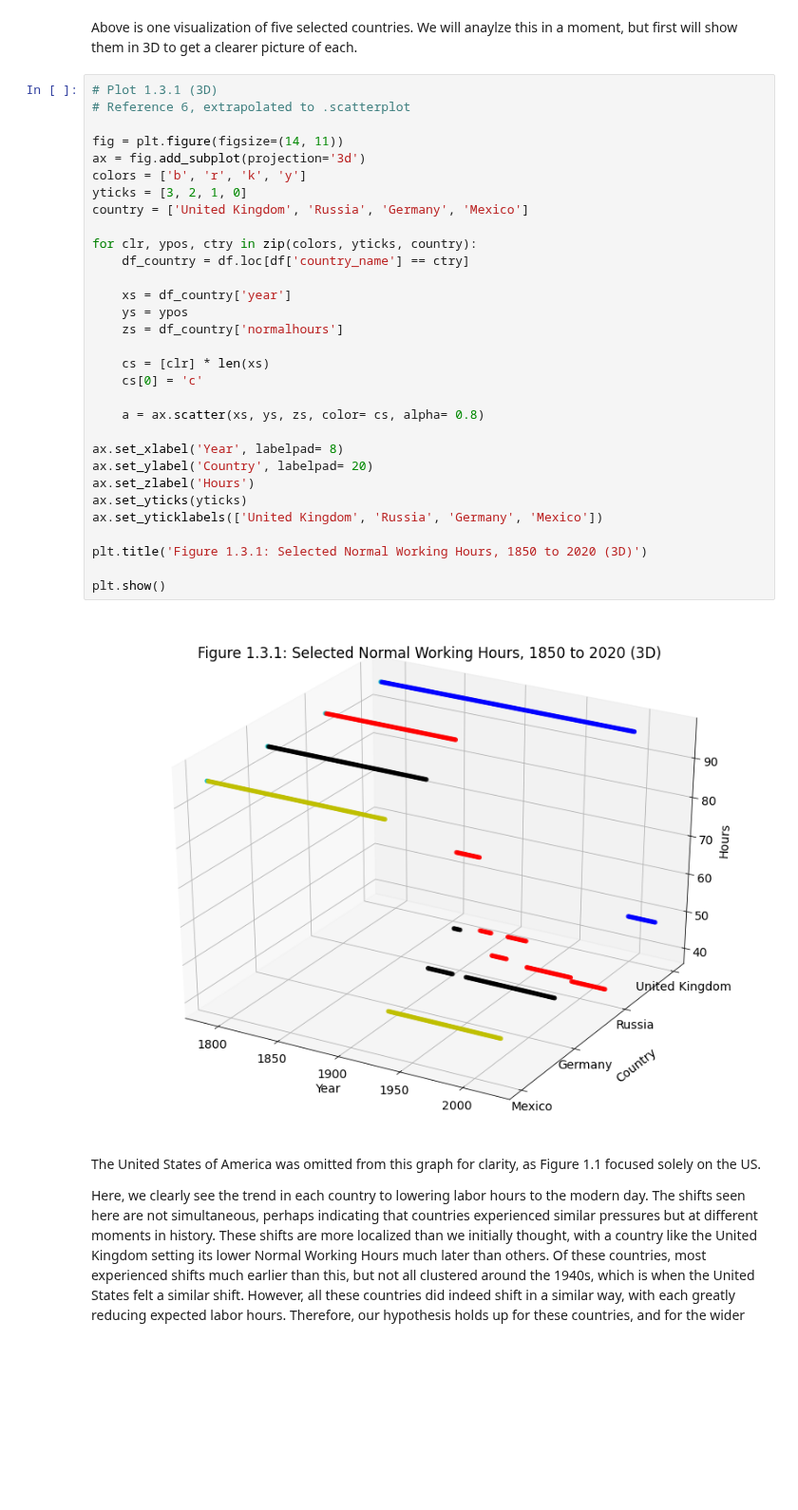
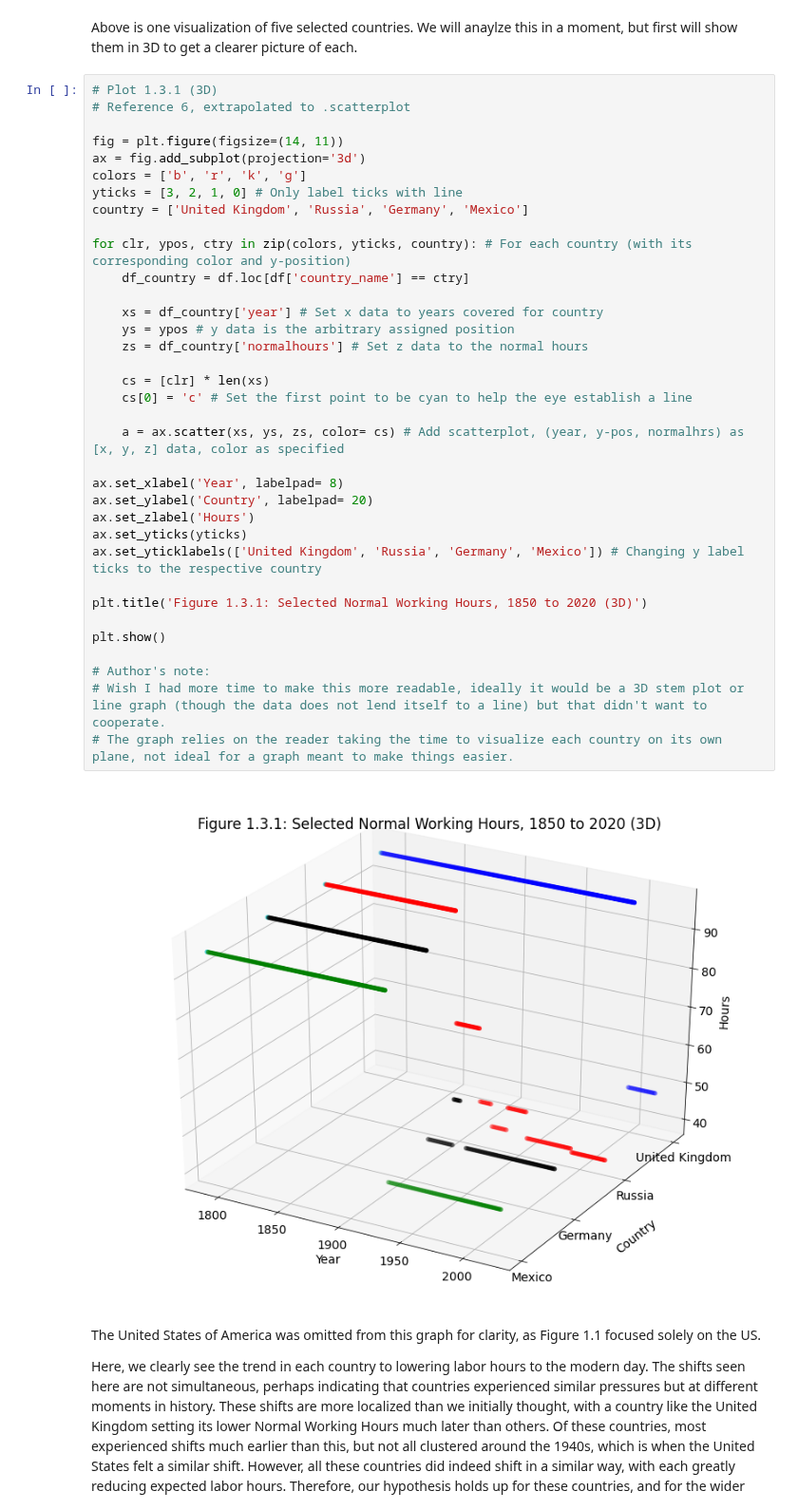
Before and after one commit to trevor-moss/ek121_finalProj, a Jupyter notebook: submission_format.ipynb, the cells around one changed output. Shown at 95% size. Cells and saved outputs as stored; diff of their text form; blank space fills up the shorter version.

```diff
--- a/submission_format.ipynb
+++ b/submission_format.ipynb
@@ -145,36 +145,40 @@ Above is one visualization of five selected countries. We will anaylze this in a
 # %%
 # Plot 1.3.1 (3D)
 # Reference 6, extrapolated to .scatterplot
 
 fig = plt.figure(figsize=(14, 11))
 ax = fig.add_subplot(projection='3d')
-colors = ['b', 'r', 'k', 'y']
-yticks = [3, 2, 1, 0]
+colors = ['b', 'r', 'k', 'g']
+yticks = [3, 2, 1, 0] # Only label ticks with line
 country = ['United Kingdom', 'Russia', 'Germany', 'Mexico']
 
-for clr, ypos, ctry in zip(colors, yticks, country):
+for clr, ypos, ctry in zip(colors, yticks, country): # For each country (with its corresponding color and y-position)
     df_country = df.loc[df['country_name'] == ctry]
 
-    xs = df_country['year']
-    ys = ypos
-    zs = df_country['normalhours']
+    xs = df_country['year'] # Set x data to years covered for country
+    ys = ypos # y data is the arbitrary assigned position
+    zs = df_country['normalhours'] # Set z data to the normal hours
 
     cs = [clr] * len(xs)
-    cs[0] = 'c'
+    cs[0] = 'c' # Set the first point to be cyan to help the eye establish a line
 
-    a = ax.scatter(xs, ys, zs, color= cs, alpha= 0.8)
+    a = ax.scatter(xs, ys, zs, color= cs) # Add scatterplot, (year, y-pos, normalhrs) as [x, y, z] data, color as specified
 
 ax.set_xlabel('Year', labelpad= 8)
 ax.set_ylabel('Country', labelpad= 20)
 ax.set_zlabel('Hours')
 ax.set_yticks(yticks)
-ax.set_yticklabels(['United Kingdom', 'Russia', 'Germany', 'Mexico'])
+ax.set_yticklabels(['United Kingdom', 'Russia', 'Germany', 'Mexico']) # Changing y label ticks to the respective country
 
 plt.title('Figure 1.3.1: Selected Normal Working Hours, 1850 to 2020 (3D)')
 
 plt.show()
+
+# Author's note:
+# Wish I had more time to make this more readable, ideally it would be a 3D stem plot or line graph (though the data does not lend itself to a line) but that didn't want to cooperate.
+# The graph relies on the reader taking the time to visualize each country on its own plane, not ideal for a graph meant to make things easier.
 # %% [output]
-[figure, old version]
+[figure, new version]
 # %% [markdown]
 The United States of America was omitted from this graph for clarity, as Figure 1.1 focused solely on the US.
 
```
Also changed, not shown: parts of 1 cell of this notebook.
